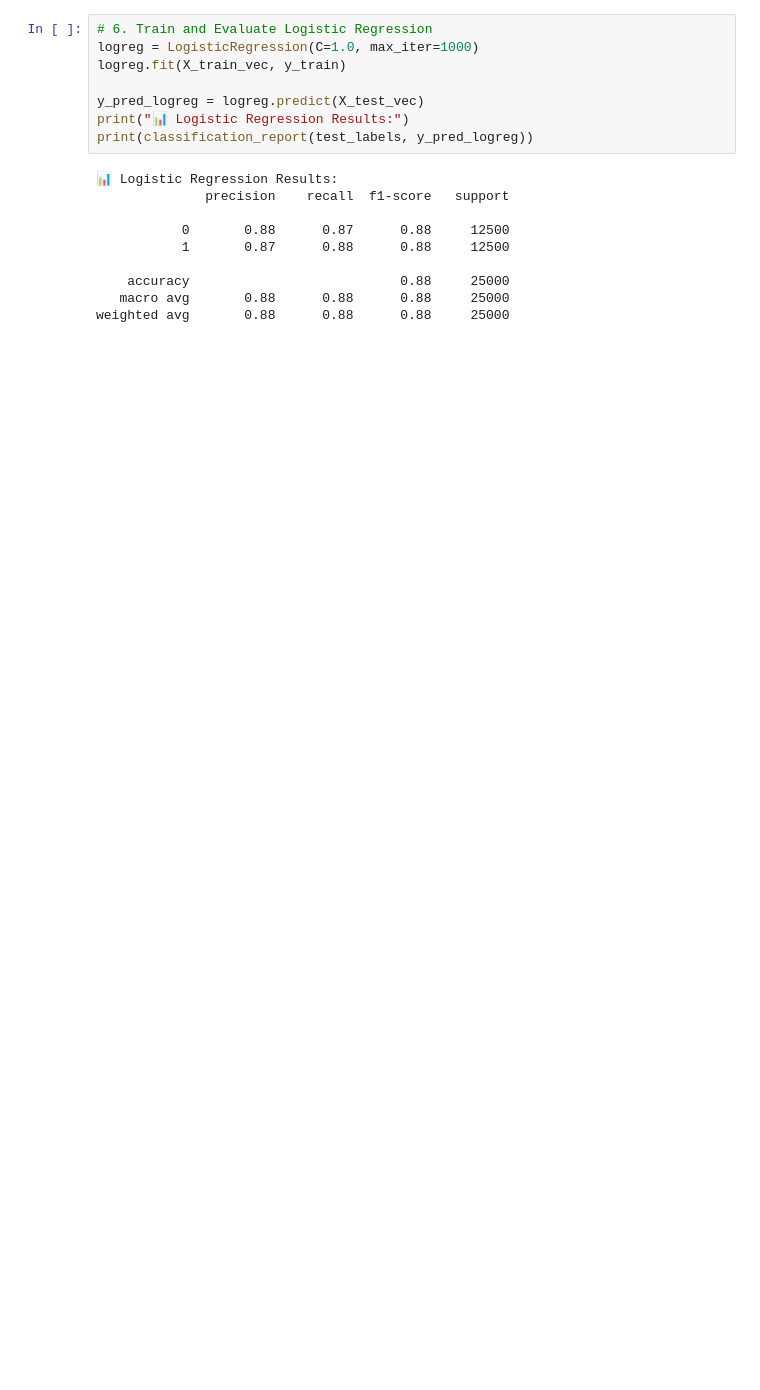
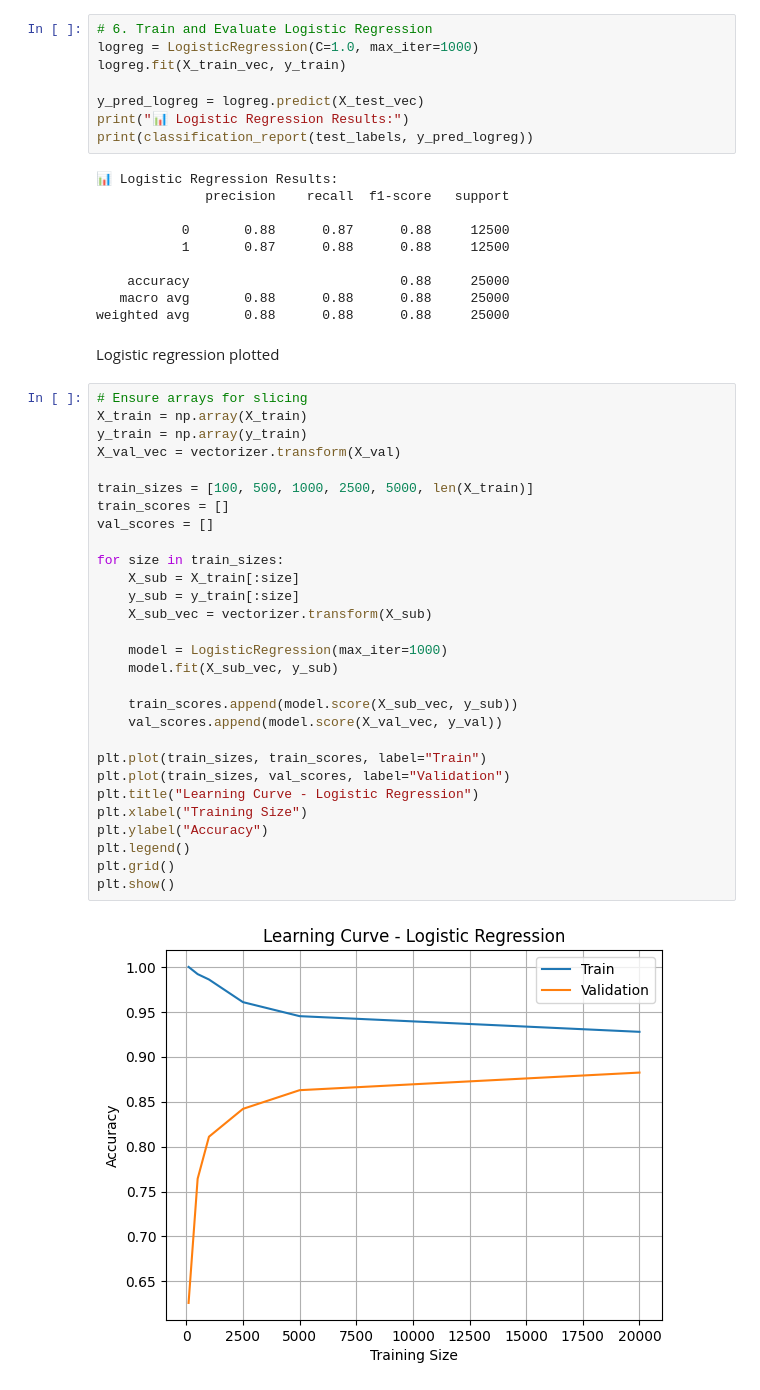
Before and after one commit to sabrinaprc/IMDB-Analysis-178-Project, a Jupyter notebook: imdb.ipynb, the cells around one changed output. Saved outputs shown, nothing was run; the diff lists cells and outputs as text; blank space fills up the shorter version.

```diff
--- a/imdb.ipynb
+++ b/imdb.ipynb
@@ -71,3 +110,36 @@ print(classification_report(test_labels, y_pred_logreg))
     accuracy                           0.88     25000
    macro avg       0.88      0.88      0.88     25000
 weighted avg       0.88      0.88      0.88     25000
+# %% [markdown]
+Logistic regression plotted
+# %%
+# Ensure arrays for slicing
+X_train = np.array(X_train)
+y_train = np.array(y_train)
+X_val_vec = vectorizer.transform(X_val)
+
+train_sizes = [100, 500, 1000, 2500, 5000, len(X_train)]
+train_scores = []
+val_scores = []
+
+for size in train_sizes:
+    X_sub = X_train[:size]
+    y_sub = y_train[:size]
+    X_sub_vec = vectorizer.transform(X_sub)
+
+    model = LogisticRegression(max_iter=1000)
+    model.fit(X_sub_vec, y_sub)
+
+    train_scores.append(model.score(X_sub_vec, y_sub))
+    val_scores.append(model.score(X_val_vec, y_val))
+
+plt.plot(train_sizes, train_scores, label="Train")
+plt.plot(train_sizes, val_scores, label="Validation")
+plt.title("Learning Curve - Logistic Regression")
+plt.xlabel("Training Size")
+plt.ylabel("Accuracy")
+plt.legend()
+plt.grid()
+plt.show()
+# %% [output]
+[figure, added]
```
Also changed, not shown: parts of 4 cells of this notebook.
